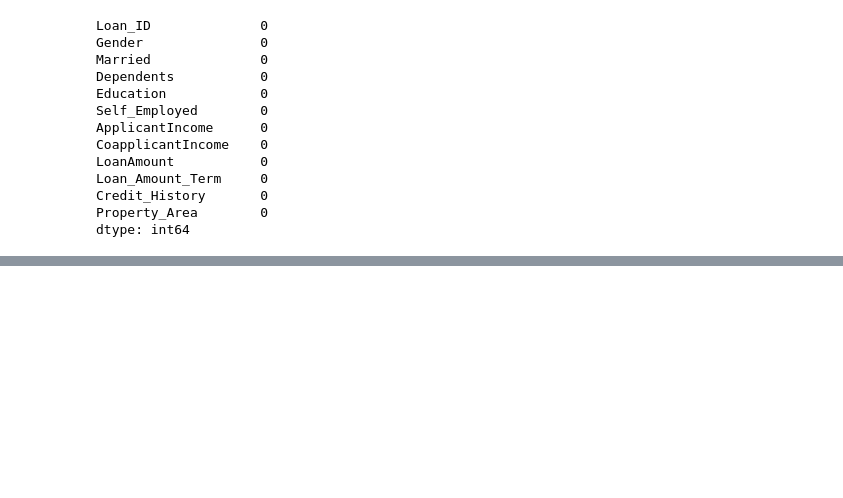
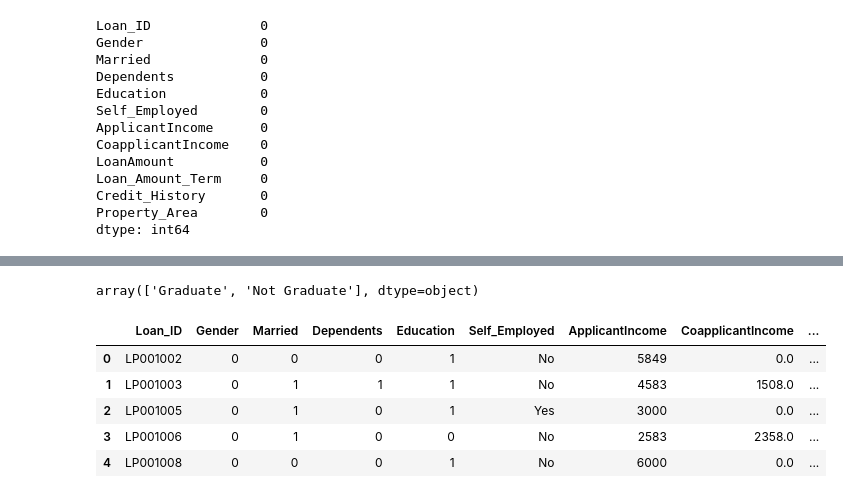
Before and after one commit to aks-ai/Loan-Prediction, a Jupyter notebook: Loan_Prediction_Classification.ipynb, the cells around one changed output, grey strips where cells are left out. Drawn from its saved outputs; the diff is of its cells as text; code cells hidden in the pictures; blank space fills up the shorter version.

```diff
--- a/Loan_Prediction_Classification.ipynb
+++ b/Loan_Prediction_Classification.ipynb
@@ -178,0 +202,8 @@ dtype: int64
+# %%
+df_train['Gender'] = df_train['Gender'].map({'Male':0, 'Female':1})
+# %%
+df_train['Married'] = (df_train['Married'] == 'Yes').astype(int)
+# %%
+df_train['Education'].unique()
+# %% [output]
+array(['Graduate', 'Not Graduate'], dtype=object)
@@ -178,0 +212,9 @@ dtype: int64
+# %%
+df_train.head()
+# %% [output]
+|  | Loan_ID | Gender | Married | Dependents | Education | Self_Employed | ApplicantIncome | CoapplicantIncome | ... |
+| 0 | LP001002 | 0 | 0 | 0 | 1 | No | 5849 | 0.0 | ... |
+| 1 | LP001003 | 0 | 1 | 1 | 1 | No | 4583 | 1508.0 | ... |
+| 2 | LP001005 | 0 | 1 | 0 | 1 | Yes | 3000 | 0.0 | ... |
+| 3 | LP001006 | 0 | 1 | 0 | 0 | No | 2583 | 2358.0 | ... |
+| 4 | LP001008 | 0 | 0 | 0 | 1 | No | 6000 | 0.0 | ... |
```
Also changed, not shown: parts of 19 cells of this notebook.
